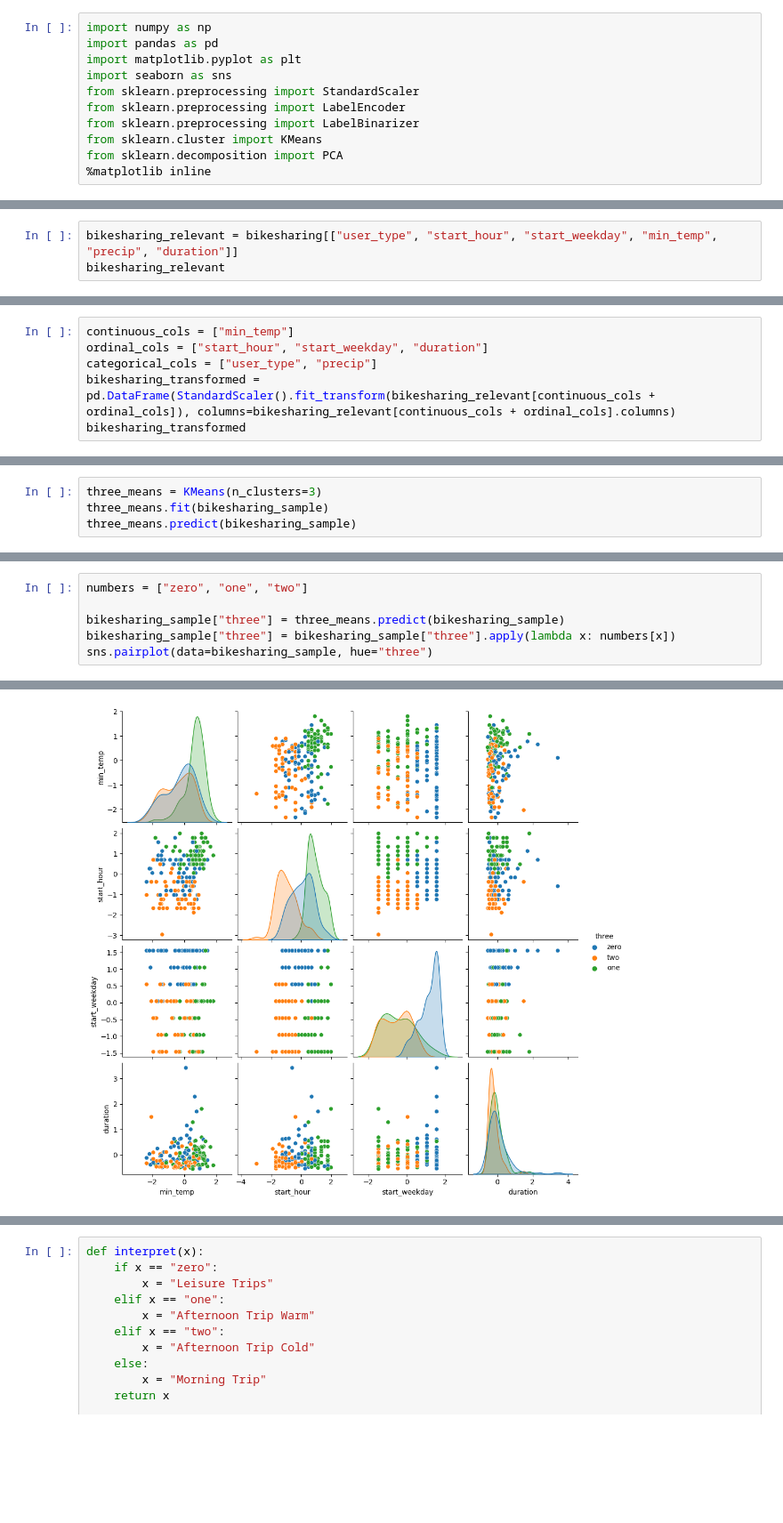
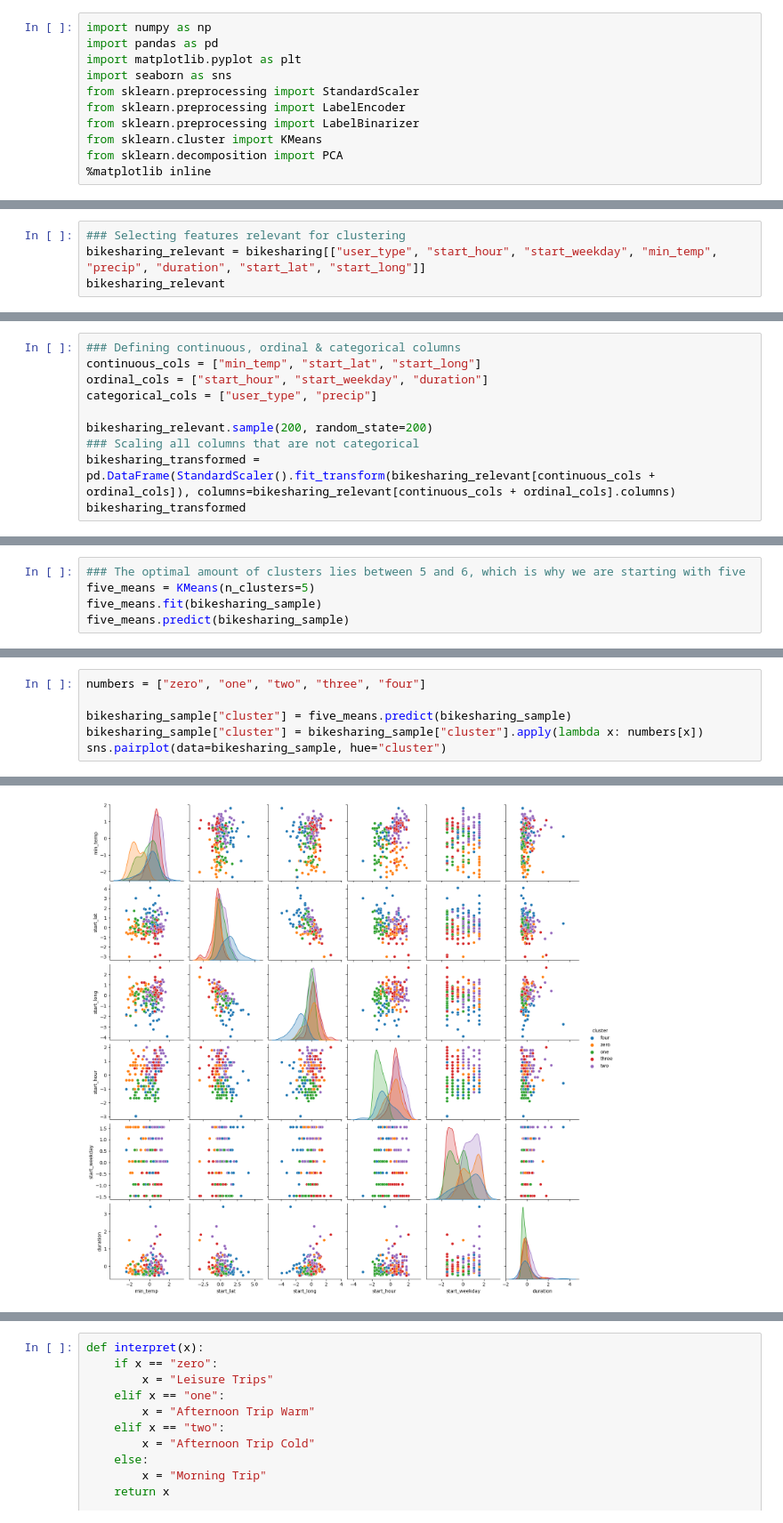
Before and after one commit to agruenb/AA-2022-TEAM-11, a Jupyter notebook: clustering.ipynb, the cells around one changed output, grey strips where cells are left out. Shown at 89% size. Cells and saved outputs as stored; diff of their text form; blank space fills up the shorter version.

Commit message:
improved cluster analysis and added comments

```diff
--- a/clustering.ipynb
+++ b/clustering.ipynb
@@ -44,4 +47,5 @@ bikesharing
 # %%
-bikesharing_relevant = bikesharing[["user_type", "start_hour", "start_weekday", "min_temp", "precip", "duration"]]
+### Selecting features relevant for clustering
+bikesharing_relevant = bikesharing[["user_type", "start_hour", "start_weekday", "min_temp", "precip", "duration", "start_lat", "start_long"]]
 bikesharing_relevant
 # %% [output]
@@ -61,7 +65,11 @@ bikesharing_relevant
 # %%
-continuous_cols = ["min_temp"]
+### Defining continuous, ordinal & categorical columns
+continuous_cols = ["min_temp", "start_lat", "start_long"]
 ordinal_cols = ["start_hour", "start_weekday", "duration"]
 categorical_cols = ["user_type", "precip"]
+
+bikesharing_relevant.sample(200, random_state=200)
+### Scaling all columns that are not categorical
 bikesharing_transformed = pd.DataFrame(StandardScaler().fit_transform(bikesharing_relevant[continuous_cols + ordinal_cols]), columns=bikesharing_relevant[continuous_cols + ordinal_cols].columns)
 bikesharing_transformed
 # %% [output]
@@ -132,5 +145,6 @@ plt.show()
 # %%
-three_means = KMeans(n_clusters=3)
-three_means.fit(bikesharing_sample)
-three_means.predict(bikesharing_sample)
+### The optimal amount of clusters lies between 5 and 6, which is why we are starting with five
+five_means = KMeans(n_clusters=5)
+five_means.fit(bikesharing_sample)
+five_means.predict(bikesharing_sample)
 # %% [output]
@@ -147,9 +166,9 @@ array([0, 0, 0, 2, 1, 1, 1, 1, 2, 0, 2, 0, 2, 1, 0, 2, 1, 2, 1, 2, 1, 2,
 # %%
-numbers = ["zero", "one", "two"]
+numbers = ["zero", "one", "two", "three", "four"]
 
-bikesharing_sample["three"] = three_means.predict(bikesharing_sample)
-bikesharing_sample["three"] = bikesharing_sample["three"].apply(lambda x: numbers[x])
-sns.pairplot(data=bikesharing_sample, hue="three")
+bikesharing_sample["cluster"] = five_means.predict(bikesharing_sample)
+bikesharing_sample["cluster"] = bikesharing_sample["cluster"].apply(lambda x: numbers[x])
+sns.pairplot(data=bikesharing_sample, hue="cluster")
 # %% [output]
 <seaborn.axisgrid.PairGrid at 0x...>
-[figure, old version]
+[figure, new version]
```
Also changed, not shown: parts of 31 cells of this notebook, 1 other file.
